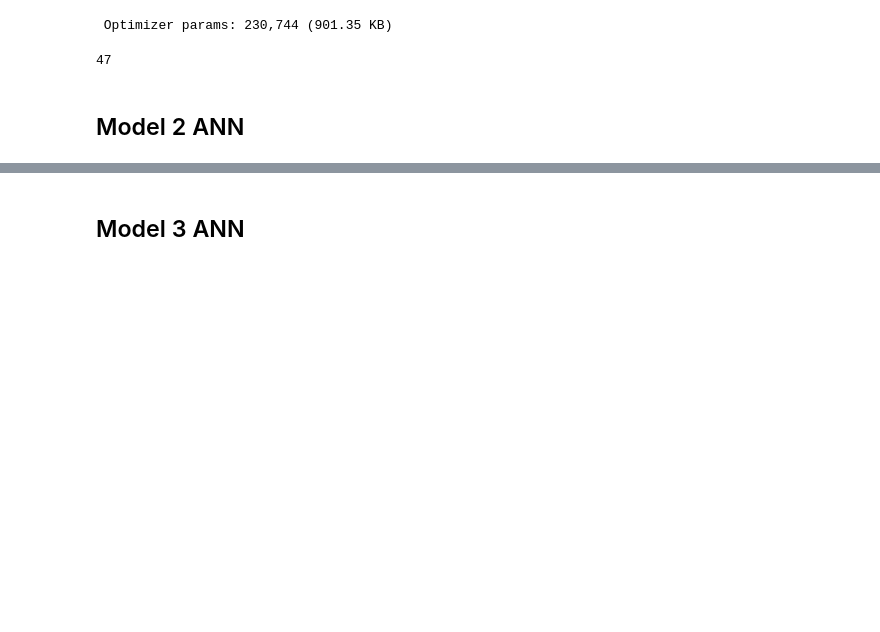
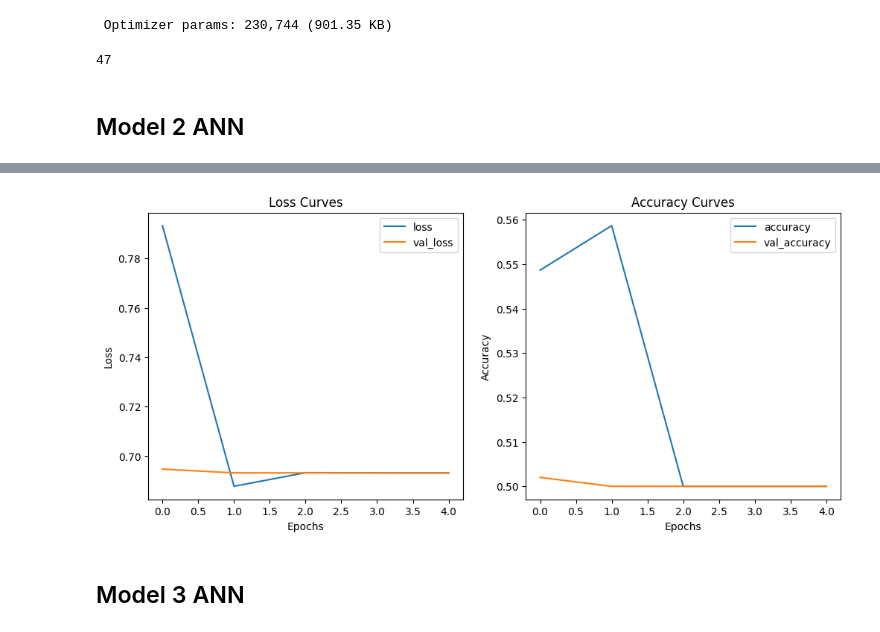
Before and after one commit to BUFONJOKER/tensorflow-zero-to-mastery, a Jupyter notebook: 03_cnn_computer_vision.ipynb, the cells around one changed output, grey strips where cells are left out. Cells and saved outputs as stored; diff of their text form; code cells hidden in the pictures; blank space fills up the shorter version.

```diff
--- a/03_cnn_computer_vision.ipynb
+++ b/03_cnn_computer_vision.ipynb
@@ -303,3 +311,7 @@ Epoch 5/5
+# %%
+plot_loss_accuracy_curves(history_2)
+# %% [output]
+[figure, added]
 # %% [markdown]
 ## Model 3 ANN
 # %%
```
Also changed, not shown: parts of 54 cells of this notebook.
